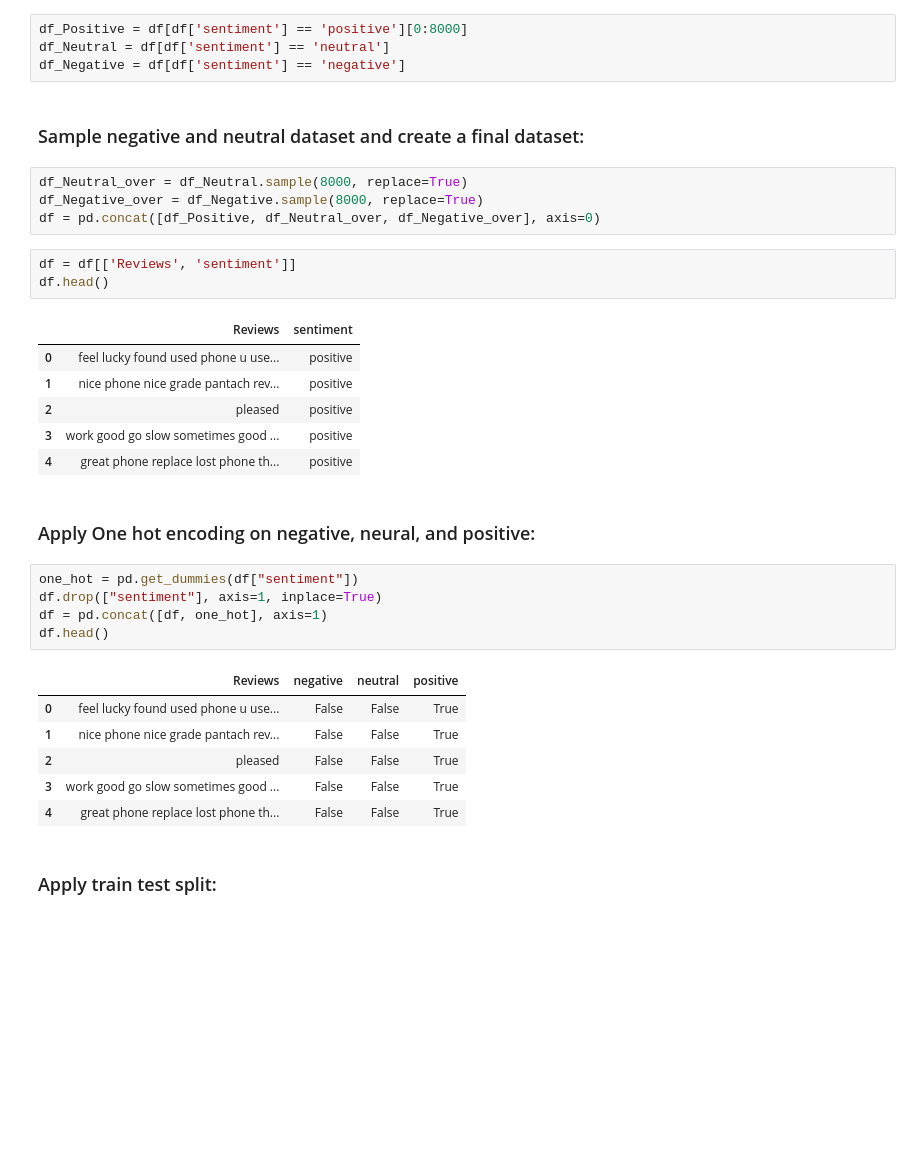
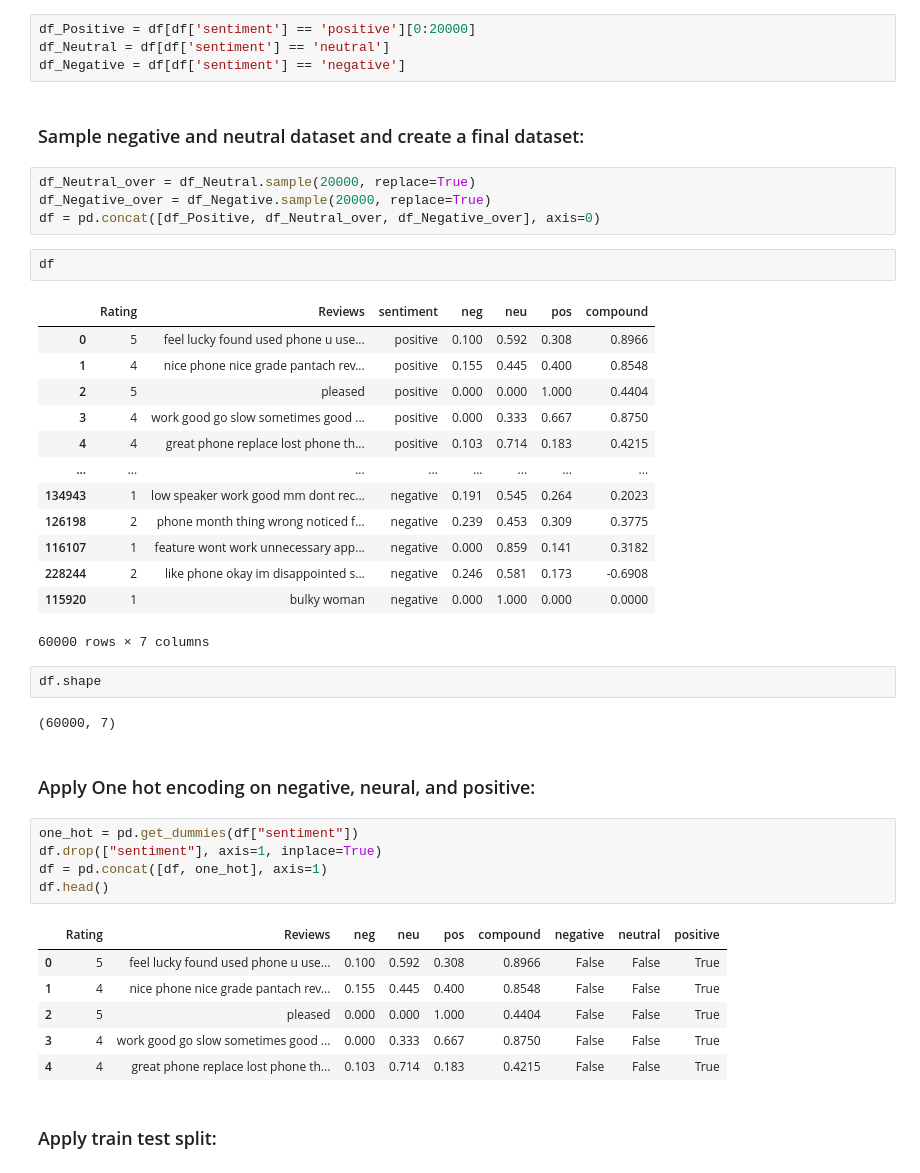
Before and after one commit to bhallimk/Final_Project_2024, a Jupyter notebook: Final_Capstone_Project_2.ipynb, the cells around one changed output. Drawn from its saved outputs; the diff is of its cells as text; blank space fills up the shorter version.

```diff
--- a/Final_Capstone_Project_2.ipynb
+++ b/Final_Capstone_Project_2.ipynb
@@ -52,25 +60,35 @@ sns.countplot(x='sentiment',data=df, palette='summer')
 # %% [markdown]
 # Data Pre-processing
 # %%
-df_Positive = df[df['sentiment'] == 'positive'][0:8000]
+df_Positive = df[df['sentiment'] == 'positive'][0:20000]
 df_Neutral = df[df['sentiment'] == 'neutral']
 df_Negative = df[df['sentiment'] == 'negative']
 # %% [markdown]
 ### Sample negative and neutral dataset and create a final dataset:
 # %%
-df_Neutral_over = df_Neutral.sample(8000, replace=True)
-df_Negative_over = df_Negative.sample(8000, replace=True)
+df_Neutral_over = df_Neutral.sample(20000, replace=True)
+df_Negative_over = df_Negative.sample(20000, replace=True)
 df = pd.concat([df_Positive, df_Neutral_over, df_Negative_over], axis=0)
 # %%
-df = df[['Reviews', 'sentiment']]
-df.head()
+df
 # %% [output]
-|  | Reviews | sentiment |
-| 0 | feel lucky found used phone u use... | positive |
-| 1 | nice phone nice grade pantach rev... | positive |
-| 2 | pleased | positive |
-| 3 | work good go slow sometimes good ... | positive |
-| 4 | great phone replace lost phone th... | positive |
+|  | Rating | Reviews | sentiment | neg | neu | pos | compound |
+| 0 | 5 | feel lucky found used phone u use... | positive | 0.100 | 0.592 | 0.308 | 0.8966 |
+| 1 | 4 | nice phone nice grade pantach rev... | positive | 0.155 | 0.445 | 0.400 | 0.8548 |
+| 2 | 5 | pleased | positive | 0.000 | 0.000 | 1.000 | 0.4404 |
+| 3 | 4 | work good go slow sometimes good ... | positive | 0.000 | 0.333 | 0.667 | 0.8750 |
+| 4 | 4 | great phone replace lost phone th... | positive | 0.103 | 0.714 | 0.183 | 0.4215 |
+| ... | ... | ... | ... | ... | ... | ... | ... |
+| 134943 | 1 | low speaker work good mm dont rec... | negative | 0.191 | 0.545 | 0.264 | 0.2023 |
+| 126198 | 2 | phone month thing wrong noticed f... | negative | 0.239 | 0.453 | 0.309 | 0.3775 |
+| 116107 | 1 | feature wont work unnecessary app... | negative | 0.000 | 0.859 | 0.141 | 0.3182 |
+| 228244 | 2 | like phone okay im disappointed s... | negative | 0.246 | 0.581 | 0.173 | -0.6908 |
+| 115920 | 1 | bulky woman | negative | 0.000 | 1.000 | 0.000 | 0.0000 |
+60000 rows × 7 columns
+# %%
+df.shape
+# %% [output]
+(60000, 7)
 # %% [markdown]
 ### Apply One hot encoding on negative, neural, and positive:
 # %%
@@ -79,12 +97,12 @@ df.drop(["sentiment"], axis=1, inplace=True)
 df = pd.concat([df, one_hot], axis=1)
 df.head()
 # %% [output]
-|  | Reviews | negative | neutral | positive |
-| 0 | feel lucky found used phone u use... | False | False | True |
-| 1 | nice phone nice grade pantach rev... | False | False | True |
-| 2 | pleased | False | False | True |
-| 3 | work good go slow sometimes good ... | False | False | True |
-| 4 | great phone replace lost phone th... | False | False | True |
+|  | Rating | Reviews | neg | neu | pos | compound | negative | neutral | positive |
+| 0 | 5 | feel lucky found used phone u use... | 0.100 | 0.592 | 0.308 | 0.8966 | False | False | True |
+| 1 | 4 | nice phone nice grade pantach rev... | 0.155 | 0.445 | 0.400 | 0.8548 | False | False | True |
+| 2 | 5 | pleased | 0.000 | 0.000 | 1.000 | 0.4404 | False | False | True |
+| 3 | 4 | work good go slow sometimes good ... | 0.000 | 0.333 | 0.667 | 0.8750 | False | False | True |
+| 4 | 4 | great phone replace lost phone th... | 0.103 | 0.714 | 0.183 | 0.4215 | False | False | True |
 # %% [markdown]
 ### Apply train test split:
 # %%
```
Also changed, not shown: parts of 5 cells of this notebook, 3 other files.
